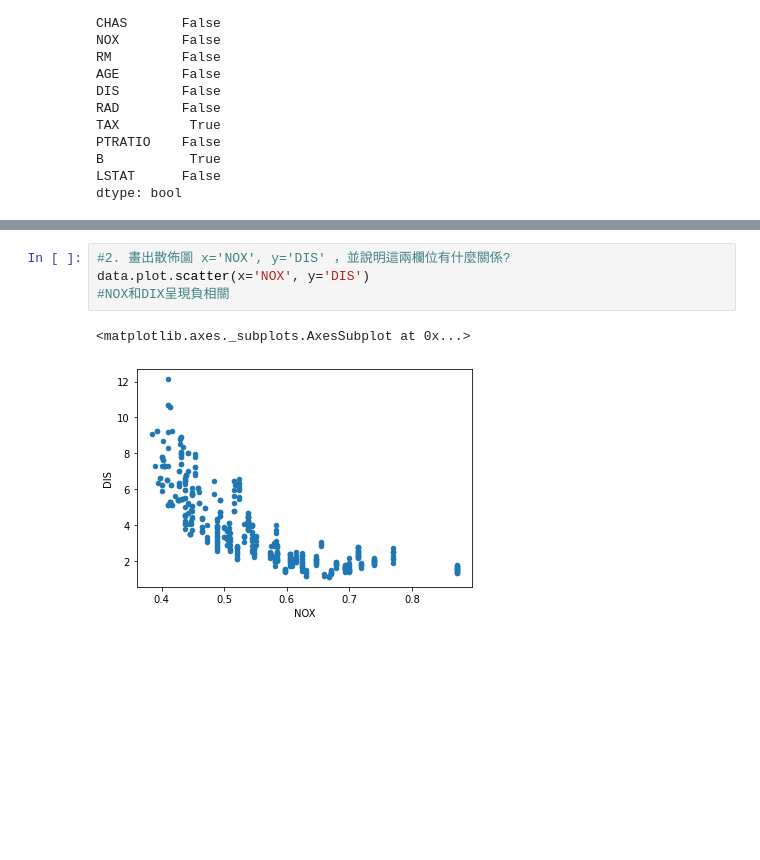
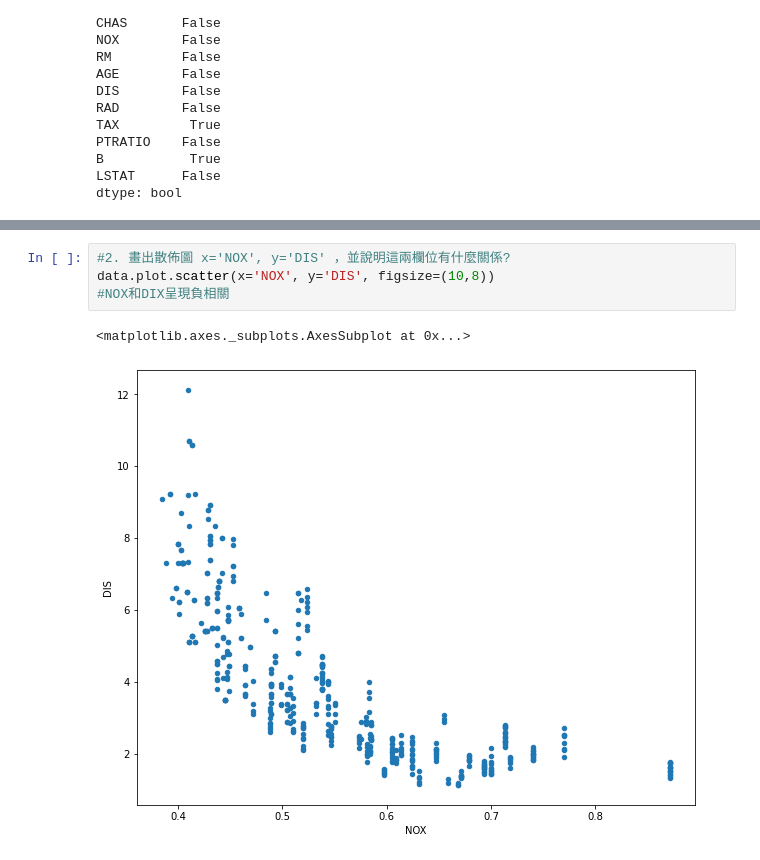
Before and after one commit to CatherineHsieh/Python-60Day, a Jupyter notebook: Python 60天馬拉松挑戰 D12 作業.ipynb, the cells around one changed output, grey strips where cells are left out. Drawn from its saved outputs; the diff is of its cells as text; blank space fills up the shorter version.

```diff
--- a/Python 60天馬拉松挑戰 D12 作業.ipynb
+++ b/Python 60天馬拉松挑戰 D12 作業.ipynb
@@ -82,7 +83,7 @@ plt.show()
 # %%
 #2. 畫出散佈圖 x='NOX', y='DIS' ，並說明這兩欄位有什麼關係?
-data.plot.scatter(x='NOX', y='DIS')
+data.plot.scatter(x='NOX', y='DIS', figsize=(10,8))
 #NOX和DIX呈現負相關
 # %% [output]
 <matplotlib.axes._subplots.AxesSubplot at 0x...>
-[figure, old version]
+[figure, new version]
```
Also changed, not shown: parts of 1 cell of this notebook.
